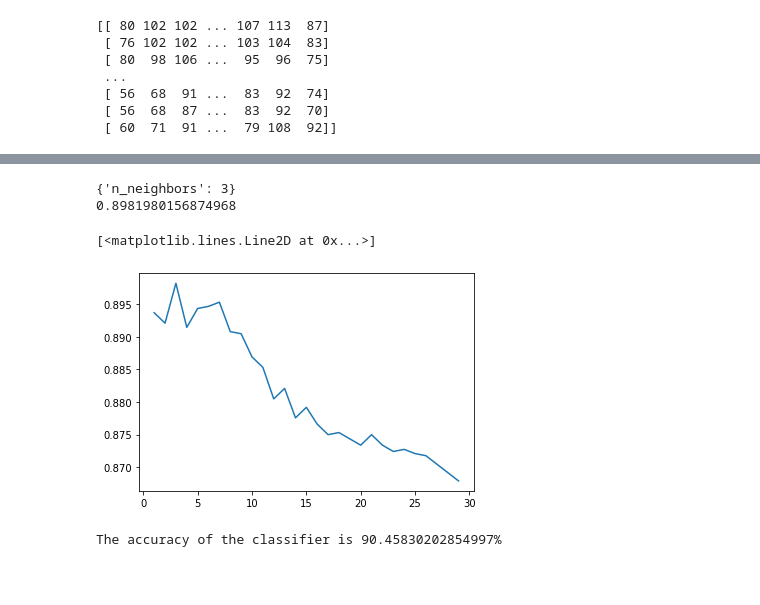
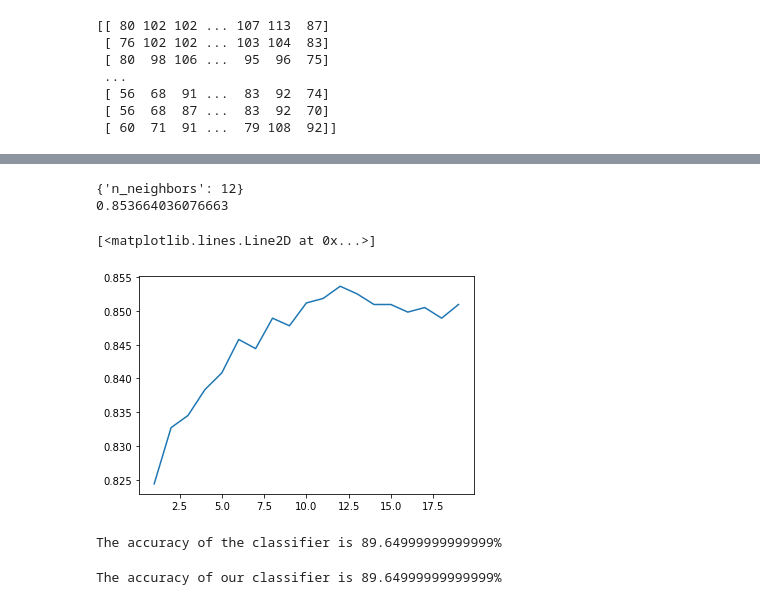
Before and after one commit to yay14/Knn-w-GridSearch, a Jupyter notebook: KNN & Grid Search.ipynb, the cells around one changed output, grey strips where cells are left out. Saved outputs shown, nothing was run; the diff lists cells and outputs as text; code cells hidden in the pictures; blank space fills up the shorter version.

```diff
--- a/KNN & Grid Search.ipynb
+++ b/KNN & Grid Search.ipynb
@@ -82,5 +82 @@ sns.scatterplot(X_embedded[:,0], X_embedded[:,1], hue=y_train, palette=palette)
-# %%
-from sklearn.model_selection import train_test_split
-
-x_train, x_val, y_train, y_val = train_test_split(x_train, y_train, test_size=0.30, random_state=1)
 # %%
@@ -106,40 +93,88 @@ from sklearn.neighbors import KNeighborsClassifier
 from sklearn.metrics import accuracy_score
 from sklearn.model_selection import GridSearchCV
 # %%
-
 #create new a knn model
 knn2 = KNeighborsClassifier()
 #create a dictionary of all values we want to test for n_neighbors
-param_grid = {'n_neighbors': np.arange(1, 30)}
+param_grid = {'n_neighbors': np.arange(1, 20)}
 #use gridsearch to test all values for n_neighbors
 knn_gscv = GridSearchCV(knn2, param_grid, cv=5)
 #fit model to data
 knn_gscv.fit(x_train, y_train)
 
 #check top performing n_neighbors value
 print(knn_gscv.best_params_)
-# {'n_neighbors': 6}
 print(knn_gscv.best_score_)
-# 0.98
-
 plt.plot(knn_gscv.cv_results_['param_n_neighbors'].data, knn_gscv.cv_results_['mean_test_score'])
 # %% [output]
-{'n_neighbors': 3}
-0.8981980156874968
+{'n_neighbors': 12}
+0.853664036076663
 [<matplotlib.lines.Line2D at 0x...>]
-[figure, old version]
+[figure, new version]
 # %%
-knn = KNeighborsClassifier(n_neighbors=3)
+knn = KNeighborsClassifier(n_neighbors=12)
 
 # fitting the model
 knn.fit(x_train, y_train)
 
 # predict the response
-pred = knn.predict(x_val)
+pred = knn.predict(x_test)
 
 # evaluate accuracy
 
-print('\nThe accuracy of the classifier is {}%'.format(accuracy_score(y_val, pred)*100))
+print('\nThe accuracy of the classifier is {}%'.format(accuracy_score(y_test, pred)*100))
 #The accuracy of the classifier is 98.0%
 # %% [output]
-The accuracy of the classifier is 90.45830202854997%
+The accuracy of the classifier is 89.64999999999999%
+# %%
+from collections import Counter
+from sklearn.metrics import accuracy_score
+
+#In the case of KNN, which as discussed earlier, is a lazy algorithm, the training block reduces
+#to just memorizing the training data.
+def train(x_train, y_train):
+    # do nothing
+    return
+
+def predict(x_train, y_train, x_test, k):
+    # create list for distances and targets
+    distances = []
+    targets = []
+
+    for i in range(len(x_train)):
+        # first we compute the euclidean distance
+        distance = np.sqrt(np.sum(np.square(x_test - x_train[i, :])))
+        # add it to list of distances
+        distances.append([distance, i])
+
+    # sort the list
+    distances = sorted(distances)
+
+
+    # make a list of the k neighbors' targets
+    for i in range(k):
+        index = distances[i][1]
+        targets.append(y_train[index])
+
+    # return most common target
+    return Counter(targets).most_common(1)[0][0]
+
+def kNearestNeighbor(x_train, y_train, x_test, k):
+    # train on the input data
+    train(x_train, y_train)
+
+    predictions = []
+
+    # loop over all observations
+    for i in range(len(x_test)):
+        predictions.append(predict(x_train, y_train, x_test[i, :], k))
+
+    return np.asarray(predictions)
+
+predictions = kNearestNeighbor(x_train, y_train, x_test, 12)
+
+accuracy = accuracy_score(y_test, predictions)
+print('\nThe accuracy of our classifier is {}%'.format(accuracy*100))
+#The accuracy of our classifier is 98.0%
+# %% [output]
+The accuracy of our classifier is 89.64999999999999%
```
Also changed, not shown: parts of 6 cells of this notebook.
